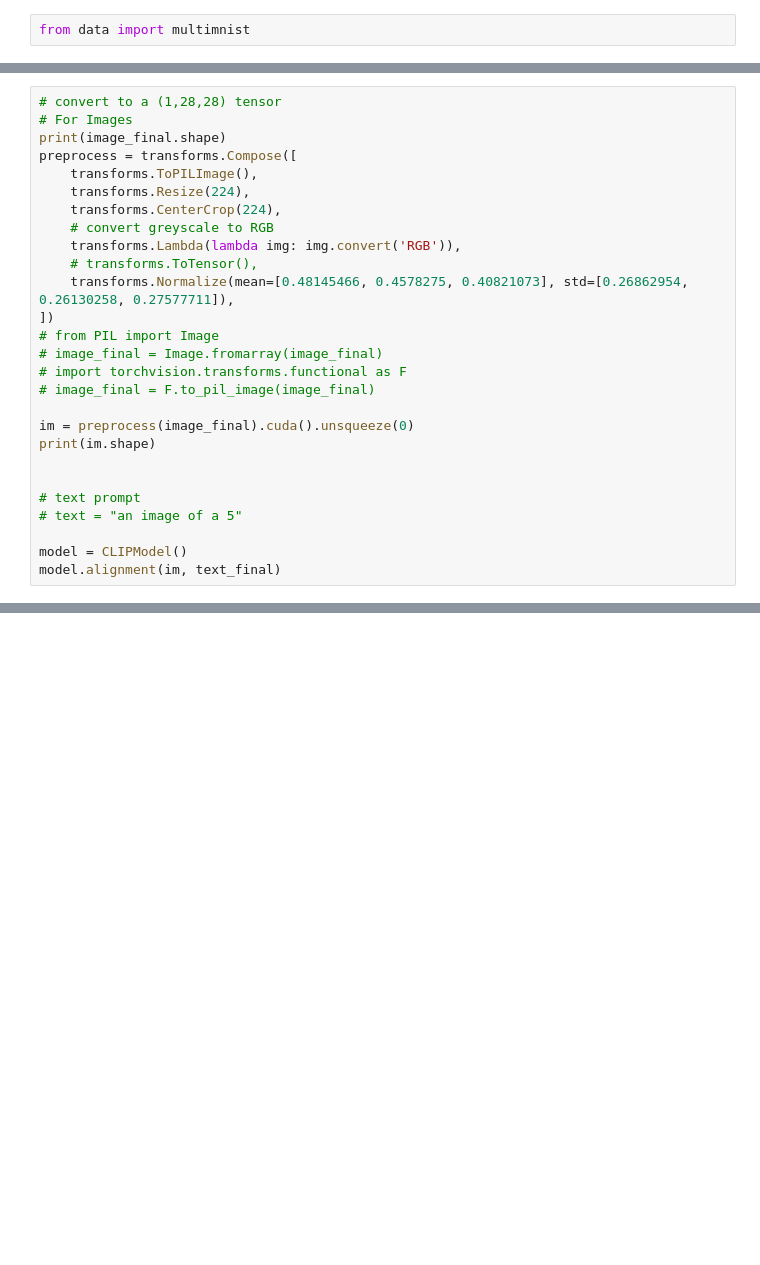
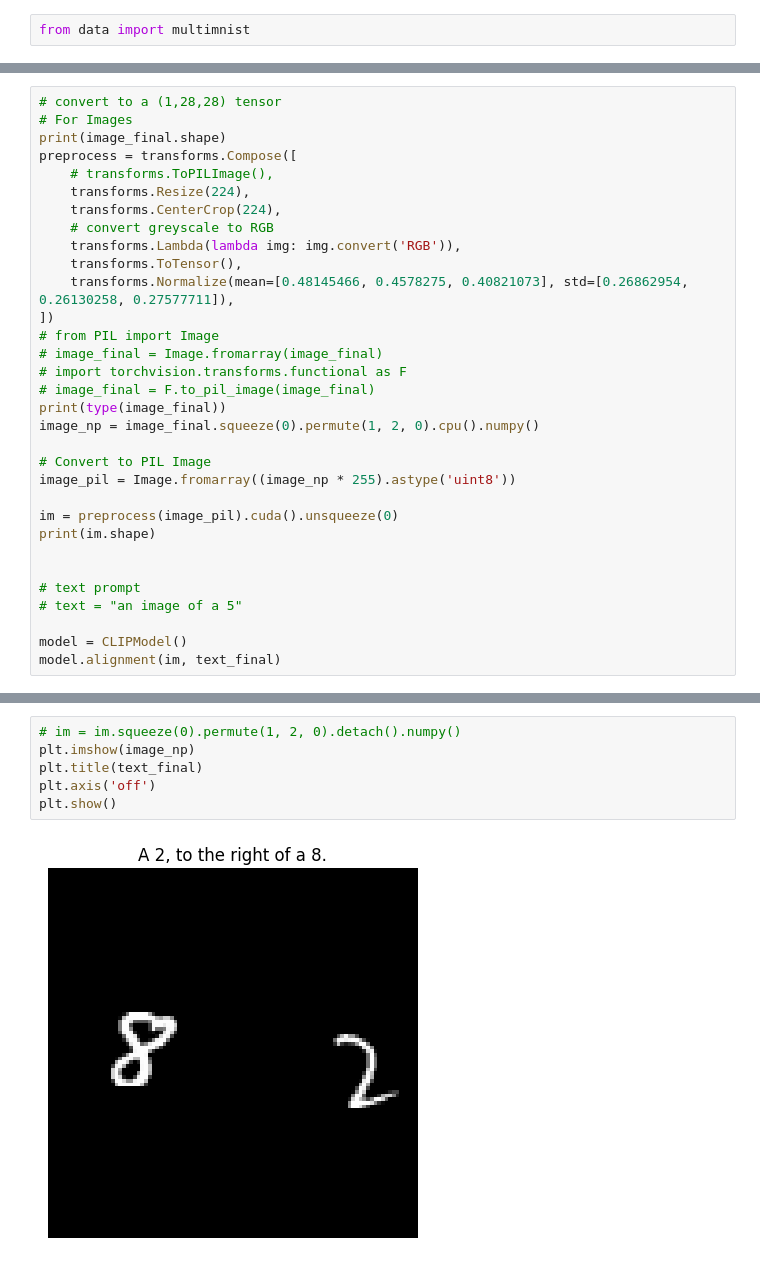
Before and after one commit to michael-psenka/vnl-testbed, a Jupyter notebook: test.ipynb, the cells around one changed output, grey strips where cells are left out. Drawn from its saved outputs; the diff is of its cells as text; blank space fills up the shorter version.

```diff
--- a/test.ipynb
+++ b/test.ipynb
@@ -65,20 +132,25 @@ plt.show()
 # For Images
 print(image_final.shape)
 preprocess = transforms.Compose([
-    transforms.ToPILImage(),
+    # transforms.ToPILImage(),
     transforms.Resize(224),
     transforms.CenterCrop(224),
     # convert greyscale to RGB
     transforms.Lambda(lambda img: img.convert('RGB')),
-    # transforms.ToTensor(),
+    transforms.ToTensor(),
     transforms.Normalize(mean=[0.48145466, 0.4578275, 0.40821073], std=[0.26862954, 0.26130258, 0.27577711]),
 ])
 # from PIL import Image
 # image_final = Image.fromarray(image_final)
 # import torchvision.transforms.functional as F
 # image_final = F.to_pil_image(image_final)
+print(type(image_final))
+image_np = image_final.squeeze(0).permute(1, 2, 0).cpu().numpy()
 
-im = preprocess(image_final).cuda().unsqueeze(0)
+# Convert to PIL Image
+image_pil = Image.fromarray((image_np * 255).astype('uint8'))
+
+im = preprocess(image_pil).cuda().unsqueeze(0)
 print(im.shape)
 
 
@@ -92,0 +167,8 @@ TypeError: pic should be Tensor or ndarray. Got <class 'torch.Tensor'>.
+# %%
+# im = im.squeeze(0).permute(1, 2, 0).detach().numpy()
+plt.imshow(image_np)
+plt.title(text_final)
+plt.axis('off')
+plt.show()
+# %% [output]
+[figure, added]
```
Also changed, not shown: parts of 10 cells of this notebook, 3 other files.
